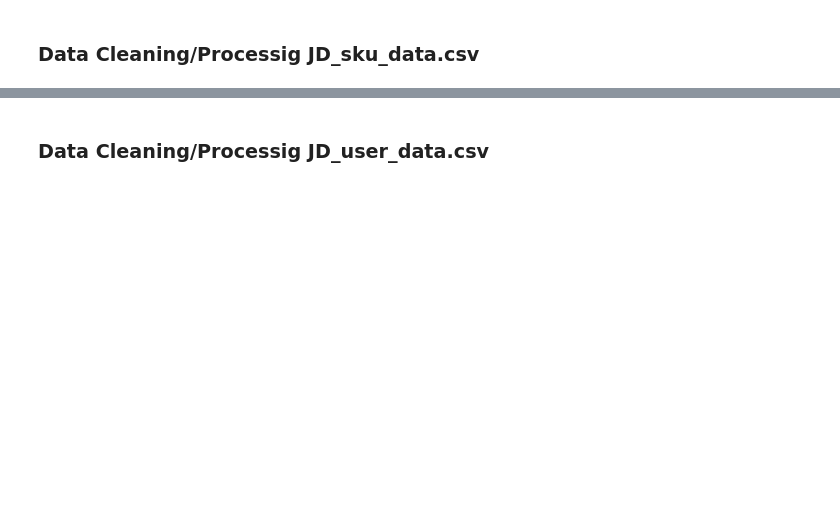
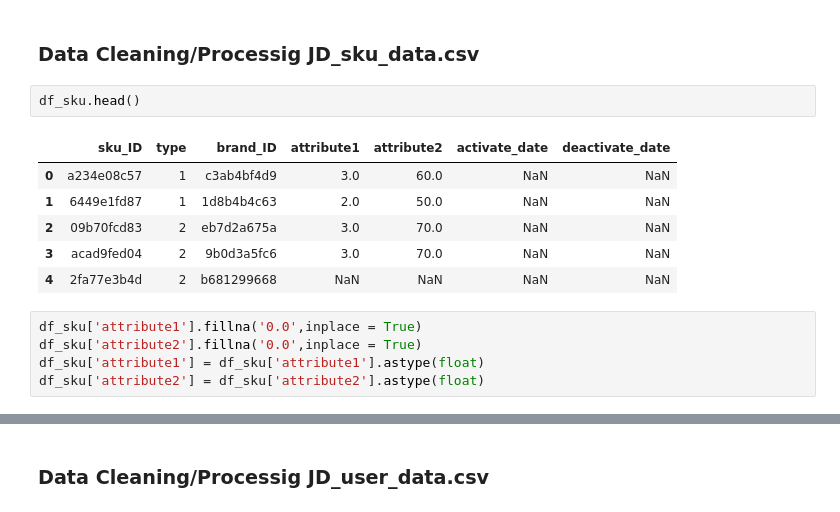
Before and after one commit to porallapradhyumna/Bussiness_Analysis-on-JD.com, a Jupyter notebook: Data_Analysis.ipynb, the cells around one changed output, grey strips where cells are left out. Cells and saved outputs as stored; diff of their text form; blank space fills up the shorter version.

```diff
--- a/Data_Analysis.ipynb
+++ b/Data_Analysis.ipynb
@@ -244,2 +321,16 @@ Name: first_order_month, dtype: object
 # %% [markdown]
 ### Data Cleaning/Processig JD_sku_data.csv
+# %%
+df_sku.head()
+# %% [output]
+|  | sku_ID | type | brand_ID | attribute1 | attribute2 | activate_date | deactivate_date |
+| 0 | a234e08c57 | 1 | c3ab4bf4d9 | 3.0 | 60.0 | NaN | NaN |
+| 1 | 6449e1fd87 | 1 | 1d8b4b4c63 | 2.0 | 50.0 | NaN | NaN |
+| 2 | 09b70fcd83 | 2 | eb7d2a675a | 3.0 | 70.0 | NaN | NaN |
+| 3 | acad9fed04 | 2 | 9b0d3a5fc6 | 3.0 | 70.0 | NaN | NaN |
+| 4 | 2fa77e3b4d | 2 | b681299668 | NaN | NaN | NaN | NaN |
+# %%
+df_sku['attribute1'].fillna('0.0',inplace = True)
+df_sku['attribute2'].fillna('0.0',inplace = True)
+df_sku['attribute1'] = df_sku['attribute1'].astype(float)
+df_sku['attribute2'] = df_sku['attribute2'].astype(float)
```
Also changed, not shown: parts of 20 cells of this notebook.
